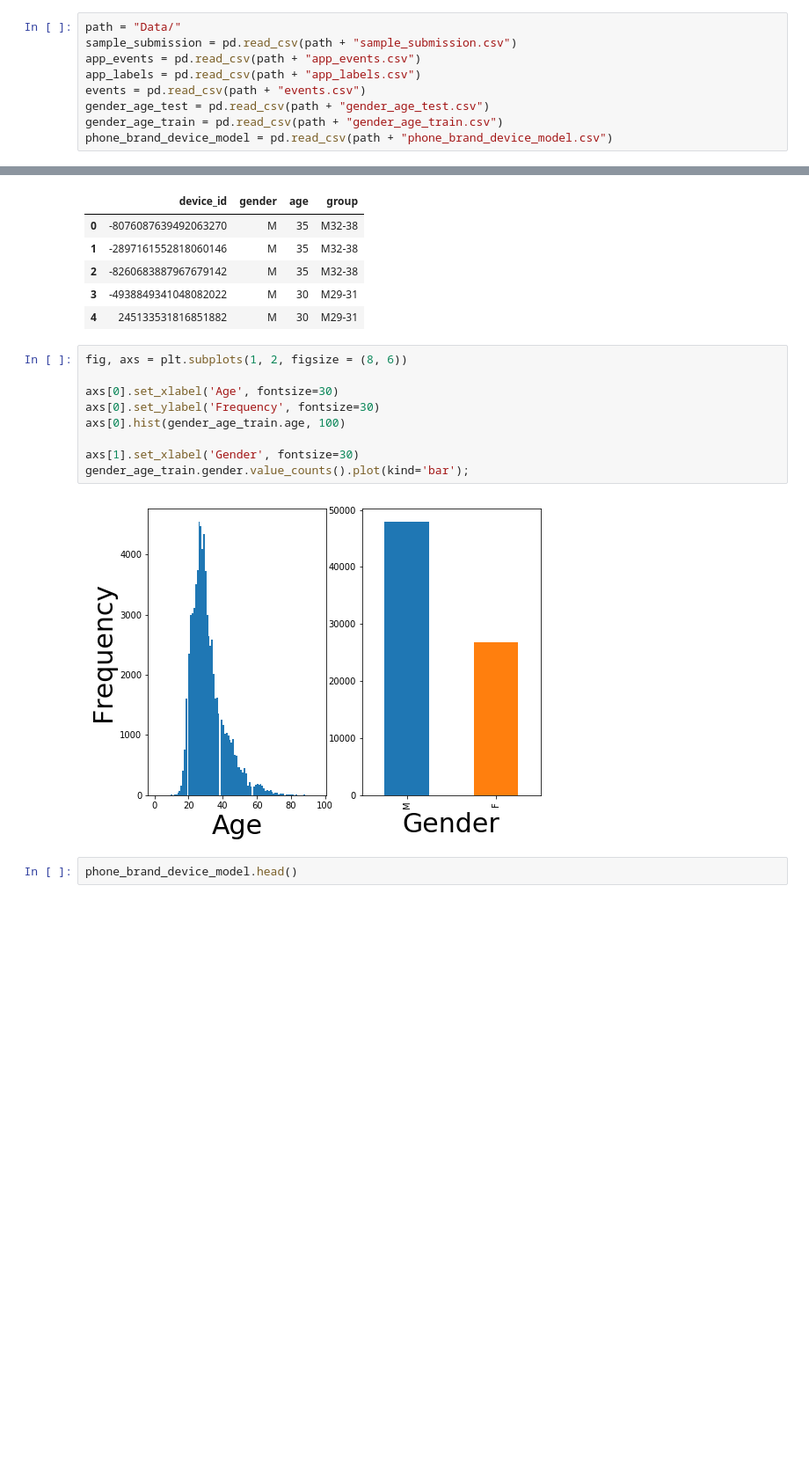
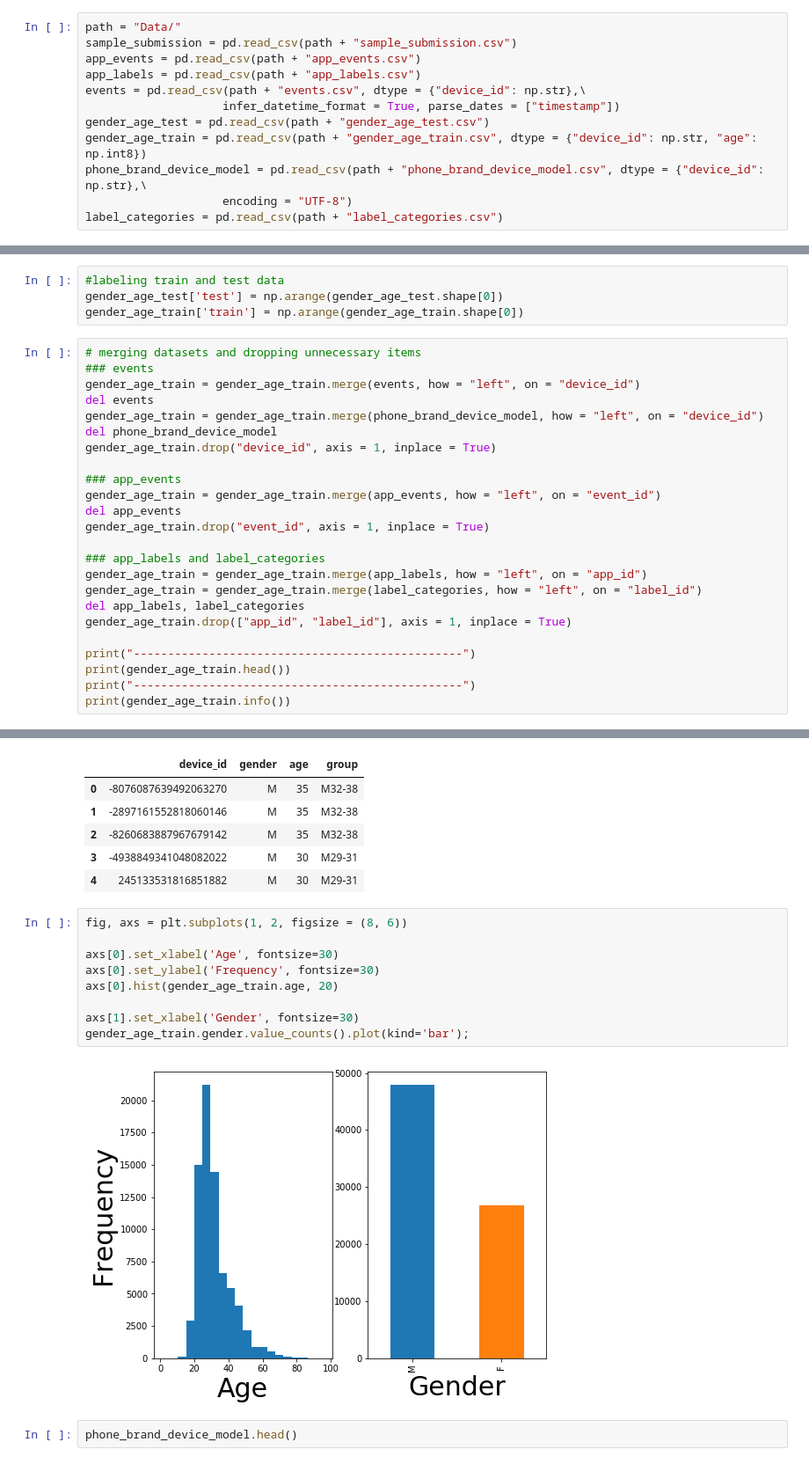
Before and after one commit to patrykjarzyna/Talking-Data, a Jupyter notebook: TalkingData.ipynb, the cells around one changed output, grey strips where cells are left out. Shown at 88% size. Cells and saved outputs as stored; diff of their text form; blank space fills up the shorter version.

Commit message:
Merging data

```diff
--- a/TalkingData.ipynb
+++ b/TalkingData.ipynb
@@ -14,9 +14,40 @@ path = "Data/"
 sample_submission = pd.read_csv(path + "sample_submission.csv")
 app_events = pd.read_csv(path + "app_events.csv")
 app_labels = pd.read_csv(path + "app_labels.csv")
-events = pd.read_csv(path + "events.csv")
+events = pd.read_csv(path + "events.csv", dtype = {"device_id": np.str},\
+                    infer_datetime_format = True, parse_dates = ["timestamp"])
 gender_age_test = pd.read_csv(path + "gender_age_test.csv")
-gender_age_train = pd.read_csv(path + "gender_age_train.csv")
-phone_brand_device_model = pd.read_csv(path + "phone_brand_device_model.csv")
+gender_age_train = pd.read_csv(path + "gender_age_train.csv", dtype = {"device_id": np.str, "age": np.int8})
+phone_brand_device_model = pd.read_csv(path + "phone_brand_device_model.csv", dtype = {"device_id": np.str},\
+                    encoding = "UTF-8")
+label_categories = pd.read_csv(path + "label_categories.csv")
 # %% [markdown]
 # EDA
+# %%
+#labeling train and test data
+gender_age_test['test'] = np.arange(gender_age_test.shape[0])
+gender_age_train['train'] = np.arange(gender_age_train.shape[0])
+# %%
+# merging datasets and dropping unnecessary items
+### events
+gender_age_train = gender_age_train.merge(events, how = "left", on = "device_id")
+del events
+gender_age_train = gender_age_train.merge(phone_brand_device_model, how = "left", on = "device_id")
+del phone_brand_device_model
+gender_age_train.drop("device_id", axis = 1, inplace = True)
+
+### app_events
+gender_age_train = gender_age_train.merge(app_events, how = "left", on = "event_id")
+del app_events
+gender_age_train.drop("event_id", axis = 1, inplace = True)
+
+### app_labels and label_categories
+gender_age_train = gender_age_train.merge(app_labels, how = "left", on = "app_id")
+gender_age_train = gender_age_train.merge(label_categories, how = "left", on = "label_id")
+del app_labels, label_categories
+gender_age_train.drop(["app_id", "label_id"], axis = 1, inplace = True)
+
+print("------------------------------------------------")
+print(gender_age_train.head())
+print("------------------------------------------------")
+print(gender_age_train.info())
@@ -156,14 +227,14 @@ gender_age_train.head(5)
 # %%
 fig, axs = plt.subplots(1, 2, figsize = (8, 6))
 
 axs[0].set_xlabel('Age', fontsize=30)
 axs[0].set_ylabel('Frequency', fontsize=30)
-axs[0].hist(gender_age_train.age, 100)
+axs[0].hist(gender_age_train.age, 20)
 
 axs[1].set_xlabel('Gender', fontsize=30)
 gender_age_train.gender.value_counts().plot(kind='bar');
 # %% [output]
-[figure, old version]
+[figure, new version]
 # %%
 phone_brand_device_model.head()
 # %% [output]
```
Also changed, not shown: parts of 10 cells of this notebook.
